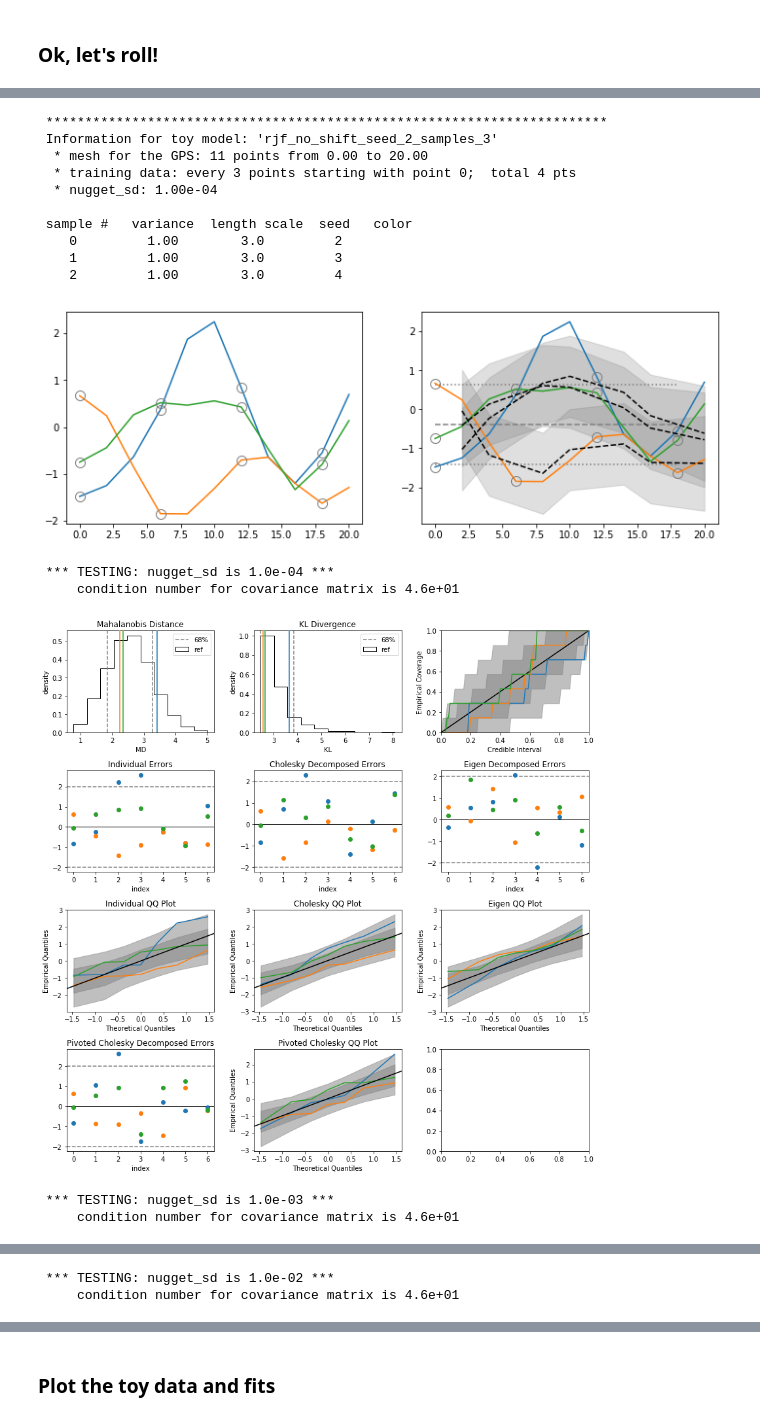
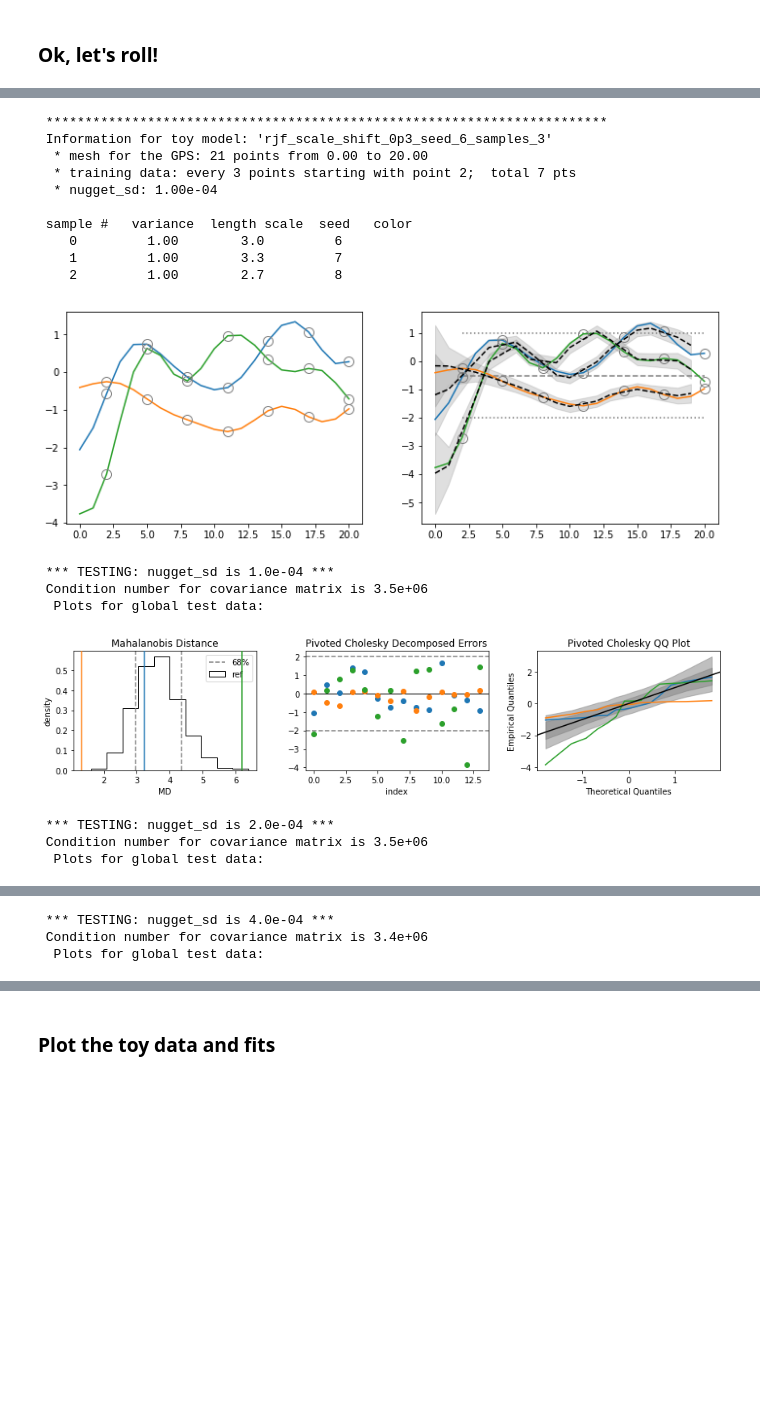
Before and after one commit to buqeye/gsum, a Jupyter notebook: test_cases/GP_model_checking_test_cases_rjf_upgrade1.ipynb, the cells around one changed output, grey strips where cells are left out. Saved outputs shown, nothing was run; the diff lists cells and outputs as text; code cells hidden in the pictures; blank space fills up the shorter version.

Commit message:
more updates to Toy_model class

```diff
--- a/test_cases/GP_model_checking_test_cases_rjf_upgrade1.ipynb
+++ b/test_cases/GP_model_checking_test_cases_rjf_upgrade1.ipynb
@@ -308,24 +418,24 @@ from copy import deepcopy  # when we want to duplicate a toy model
 # Initiate a toy model (note that we only need to specify values different from defaults)
 
 # this one has the same gps for all the samples
-tm1 = Toy_model(name='rjf_no_shift_seed_2_samples_3',
-               x_min=0, x_max=20, x_num=11, data_skip=3, data_offset=0,
+tm1 = Toy_model(name='rjf_no_shift_seed_6_samples_3',
+               x_min=0, x_max=20, x_num=21, data_skip=3, data_offset=2,
                n_samples=3, n_ref=1000,
                basevar=1.0, varshiftfactor=1.0, baselengthscale=3.0, lengthscaleshift=0.0,
-               seed=2, nugget_sd = 1e-4,
+               seed=6, nugget_sd = 1e-4,
                vlines=True, print_level=1
               )
 
 # this one changes the variances by varshiftfactor (all else the same)
 tm2 = deepcopy(tm1)
-tm2.name = 'rjf_var_shift_2_seed_2_samples_3'
-tm2.varshiftfactor = 2.0; tm2.setup_toy_gp_hps()
+tm2.name = 'rjf_var_shift_2_seed_6_samples_3'
+tm2.varshiftfactor = 2.0
 tm2.print_information()
 
 # this one changes the length scales by lengthscaleschift
 tm3 = deepcopy(tm1)
-tm3.name = 'rjf_scale_shift_0p3_seed_2_samples_3'
-tm3.lengthscaleshift=0.3; tm3.setup_toy_gp_hps()
+tm3.name = 'rjf_scale_shift_0p3_seed_6_samples_3'
+tm3.lengthscaleshift=0.3
 tm3.print_information()
 # %% [output]
  ************************************************************************
@@ -364,44 +472,49 @@ Here we are varying the nugget for tm1 and checking whether it makes a differenc
 # %%
-# make 3 deep (new and complete) copies of tm1 for testing impact of nugget size
-tm1_nugget_test = [deepcopy(tm1) for _ in range(3)]
-factors = 10**(np.arange(3))  # start with tm1 nugget and multiply by 10 each time
-for i, tm in enumerate(tm1_nugget_test):
+# make 6 deep (new and complete) copies of tm3 for testing impact of nugget size
+tm_nugget_test = [deepcopy(tm3) for _ in range(6)]
+factors = 2**(np.arange(6))  # start with tm1 nugget and multiply by 2 each time
+for i, tm in enumerate(tm_nugget_test):
     tm.nugget_sd = factors[i] * tm1.nugget_sd
     tm.name = tm1.name + '_nugget_{:.1e}'.format(tm.nugget_sd)
     #tm.print_information()
 
-
-tm1.print_information()
-tm1.plot_toy_data_and_fits();
+# Plot the data and fits for the original model tm3
+tm3.print_information()
+tm3.plot_toy_data_and_fits();
 plt.show()     # this waits until the plot is finished before proceeding
 
 # set up kernels and fits for the nugget test models
 #  and then generate model checking plotzilla for global test data
-for tm in tm1_nugget_test:
+for tm in tm_nugget_test:
     #tm.print_information()
     tm.setup_toy_model()
     tm.fit_toy_model()
 
     print('\n *** TESTING: nugget_sd is {:.1e} ***'.format(tm.nugget_sd))
-    print('     condition number for covariance matrix is {:.1e}'.format(
+    print(' Condition number for covariance matrix is {:.1e}'.format(
           np.linalg.cond(
            tm.fitcov_test + tm.nugget_sd**2 * np.eye(tm.fitcov_test.shape[0]) )))
-    tm.model_checking_with_test_data_global()
+    #tm.model_checking_with_training_data_only(plots='Md and pivoted cholesky')
+    print('  Plots for global test data:')
+    tm.model_checking_with_test_data_global(plots='Md and pivoted cholesky')
+    #tm.model_checking_with_test_data_interpolants(plots='Md and pivoted cholesky')
     plt.show()  # this waits until the plot is finished before proceeding
 # %% [output]
  ************************************************************************
- Information for toy model: 'rjf_no_shift_seed_2_samples_3'
-  * mesh for the GPS: 11 points from 0.00 to 20.00
-  * training data: every 3 points starting with point 0;  total 4 pts
+ Information for toy model: 'rjf_scale_shift_0p3_seed_6_samples_3'
+  * mesh for the GPS: 21 points from 0.00 to 20.00
+  * training data: every 3 points starting with point 2;  total 7 pts
   * nugget_sd: 1.00e-04
 
  sample #   variance  length scale  seed   color
-    0         1.00        3.0         2
-    1         1.00        3.0         3
-    2         1.00        3.0         4
+    0         1.00        3.0         6
+    1         1.00        3.3         7
+    2         1.00        2.7         8
-[figure, old version]
+[figure, new version]
  *** TESTING: nugget_sd is 1.0e-04 ***
-     condition number for covariance matrix is 4.6e+01
+ Condition number for covariance matrix is 3.5e+06
+  Plots for global test data:
-[figure, old version]
+[figure, new version]
- *** TESTING: nugget_sd is 1.0e-03 ***
-     condition number for covariance matrix is 4.6e+01
+ *** TESTING: nugget_sd is 2.0e-04 ***
+ Condition number for covariance matrix is 3.5e+06
+  Plots for global test data:
@@ -409,2 +522,3 @@ for tm in tm1_nugget_test:
- *** TESTING: nugget_sd is 1.0e-02 ***
-     condition number for covariance matrix is 4.6e+01
+ *** TESTING: nugget_sd is 4.0e-04 ***
+ Condition number for covariance matrix is 3.4e+06
+  Plots for global test data:
```
Also changed, not shown: parts of 21 cells of this notebook, 1 other file.
